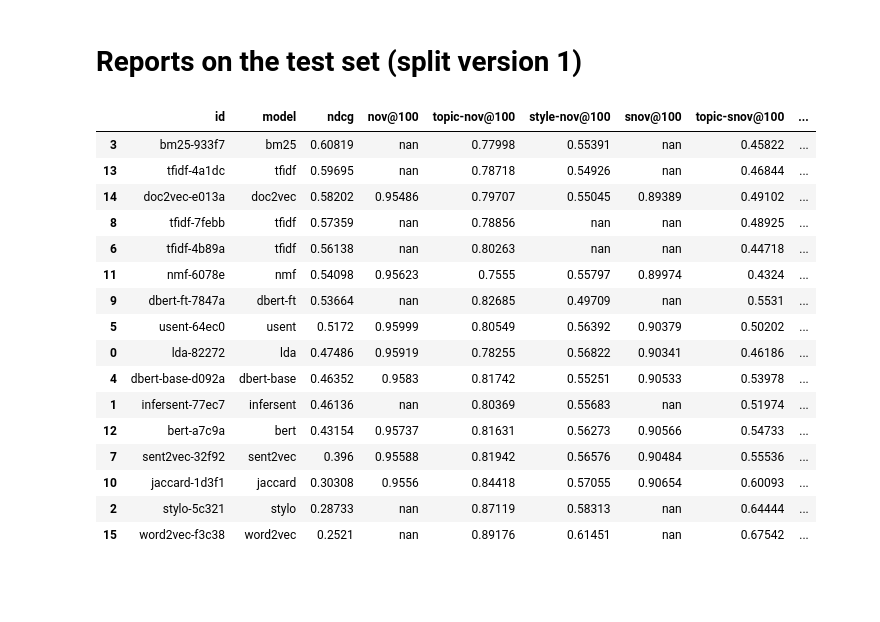
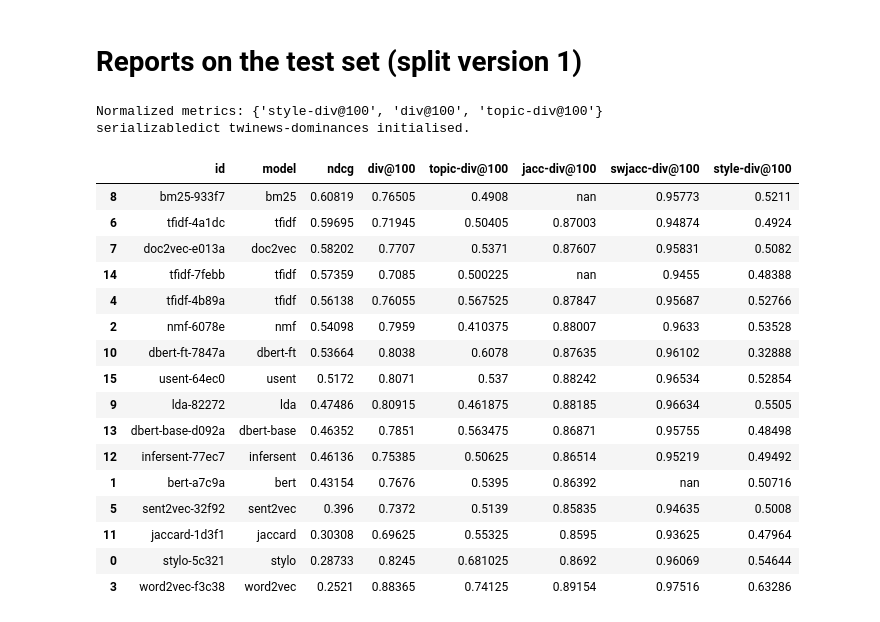
Before and after one commit to arthur-gallois/Twinews-adapted, a Jupyter notebook: twinews/evaluation/hjreport.ipynb, the cells around one changed output. Cells and saved outputs as stored; diff of their text form; code cells hidden in the pictures; blank space fills up the shorter version.

```diff
--- a/twinews/evaluation/hjreport.ipynb
+++ b/twinews/evaluation/hjreport.ipynb
@@ -211,24 +327,26 @@ basicPrint('ideal', splitVersion=1)
 basicPrint('random', splitVersion=1)
 basicPrint('worst', splitVersion=1)
 # %%
-printAll('nov', splitVersion=1)
+printAll('div', splitVersion=1, doNormalization=True)
 # %% [output]
+Normalized metrics: {'style-div@100', 'div@100', 'topic-div@100'}
+serializabledict twinews-dominances initialised.
-|  | id | model | ndcg | nov@100 | topic-nov@100 | style-nov@100 | snov@100 | topic-snov@100 | ... |
-| 3 | bm25-933f7 | bm25 | 0.60819 | nan | 0.77998 | 0.55391 | nan | 0.45822 | ... |
-| 13 | tfidf-4a1dc | tfidf | 0.59695 | nan | 0.78718 | 0.54926 | nan | 0.46844 | ... |
-| 14 | doc2vec-e013a | doc2vec | 0.58202 | 0.95486 | 0.79707 | 0.55045 | 0.89389 | 0.49102 | ... |
-| 8 | tfidf-7febb | tfidf | 0.57359 | nan | 0.78856 | nan | nan | 0.48925 | ... |
-| 6 | tfidf-4b89a | tfidf | 0.56138 | nan | 0.80263 | nan | nan | 0.44718 | ... |
-| 11 | nmf-6078e | nmf | 0.54098 | 0.95623 | 0.7555 | 0.55797 | 0.89974 | 0.4324 | ... |
-| 9 | dbert-ft-7847a | dbert-ft | 0.53664 | nan | 0.82685 | 0.49709 | nan | 0.5531 | ... |
-| 5 | usent-64ec0 | usent | 0.5172 | 0.95999 | 0.80549 | 0.56392 | 0.90379 | 0.50202 | ... |
-| 0 | lda-82272 | lda | 0.47486 | 0.95919 | 0.78255 | 0.56822 | 0.90341 | 0.46186 | ... |
-| 4 | dbert-base-d092a | dbert-base | 0.46352 | 0.9583 | 0.81742 | 0.55251 | 0.90533 | 0.53978 | ... |
-| 1 | infersent-77ec7 | infersent | 0.46136 | nan | 0.80369 | 0.55683 | nan | 0.51974 | ... |
-| 12 | bert-a7c9a | bert | 0.43154 | 0.95737 | 0.81631 | 0.56273 | 0.90566 | 0.54733 | ... |
-| 7 | sent2vec-32f92 | sent2vec | 0.396 | 0.95588 | 0.81942 | 0.56576 | 0.90484 | 0.55536 | ... |
-| 10 | jaccard-1d3f1 | jaccard | 0.30308 | 0.9556 | 0.84418 | 0.57055 | 0.90654 | 0.60093 | ... |
-| 2 | stylo-5c321 | stylo | 0.28733 | nan | 0.87119 | 0.58313 | nan | 0.64444 | ... |
-| 15 | word2vec-f3c38 | word2vec | 0.2521 | nan | 0.89176 | 0.61451 | nan | 0.67542 | ... |
+|  | id | model | ndcg | div@100 | topic-div@100 | jacc-div@100 | swjacc-div@100 | style-div@100 |
+| 8 | bm25-933f7 | bm25 | 0.60819 | 0.76505 | 0.4908 | nan | 0.95773 | 0.5211 |
+| 6 | tfidf-4a1dc | tfidf | 0.59695 | 0.71945 | 0.50405 | 0.87003 | 0.94874 | 0.4924 |
+| 7 | doc2vec-e013a | doc2vec | 0.58202 | 0.7707 | 0.5371 | 0.87607 | 0.95831 | 0.5082 |
+| 14 | tfidf-7febb | tfidf | 0.57359 | 0.7085 | 0.500225 | nan | 0.9455 | 0.48388 |
+| 4 | tfidf-4b89a | tfidf | 0.56138 | 0.76055 | 0.567525 | 0.87847 | 0.95687 | 0.52766 |
+| 2 | nmf-6078e | nmf | 0.54098 | 0.7959 | 0.410375 | 0.88007 | 0.9633 | 0.53528 |
+| 10 | dbert-ft-7847a | dbert-ft | 0.53664 | 0.8038 | 0.6078 | 0.87635 | 0.96102 | 0.32888 |
+| 15 | usent-64ec0 | usent | 0.5172 | 0.8071 | 0.537 | 0.88242 | 0.96534 | 0.52854 |
+| 9 | lda-82272 | lda | 0.47486 | 0.80915 | 0.461875 | 0.88185 | 0.96634 | 0.5505 |
+| 13 | dbert-base-d092a | dbert-base | 0.46352 | 0.7851 | 0.563475 | 0.86871 | 0.95755 | 0.48498 |
+| 12 | infersent-77ec7 | infersent | 0.46136 | 0.75385 | 0.50625 | 0.86514 | 0.95219 | 0.49492 |
+| 1 | bert-a7c9a | bert | 0.43154 | 0.7676 | 0.5395 | 0.86392 | nan | 0.50716 |
+| 5 | sent2vec-32f92 | sent2vec | 0.396 | 0.7372 | 0.5139 | 0.85835 | 0.94635 | 0.5008 |
+| 11 | jaccard-1d3f1 | jaccard | 0.30308 | 0.69625 | 0.55325 | 0.8595 | 0.93625 | 0.47964 |
+| 0 | stylo-5c321 | stylo | 0.28733 | 0.8245 | 0.681025 | 0.8692 | 0.96069 | 0.54644 |
+| 3 | word2vec-f3c38 | word2vec | 0.2521 | 0.88365 | 0.74125 | 0.89154 | 0.97516 | 0.63286 |
 # %%
 basicPrint('combin', 'nov', splitVersion=1)
```
Also changed, not shown: parts of 10 cells of this notebook, 7 other files.
